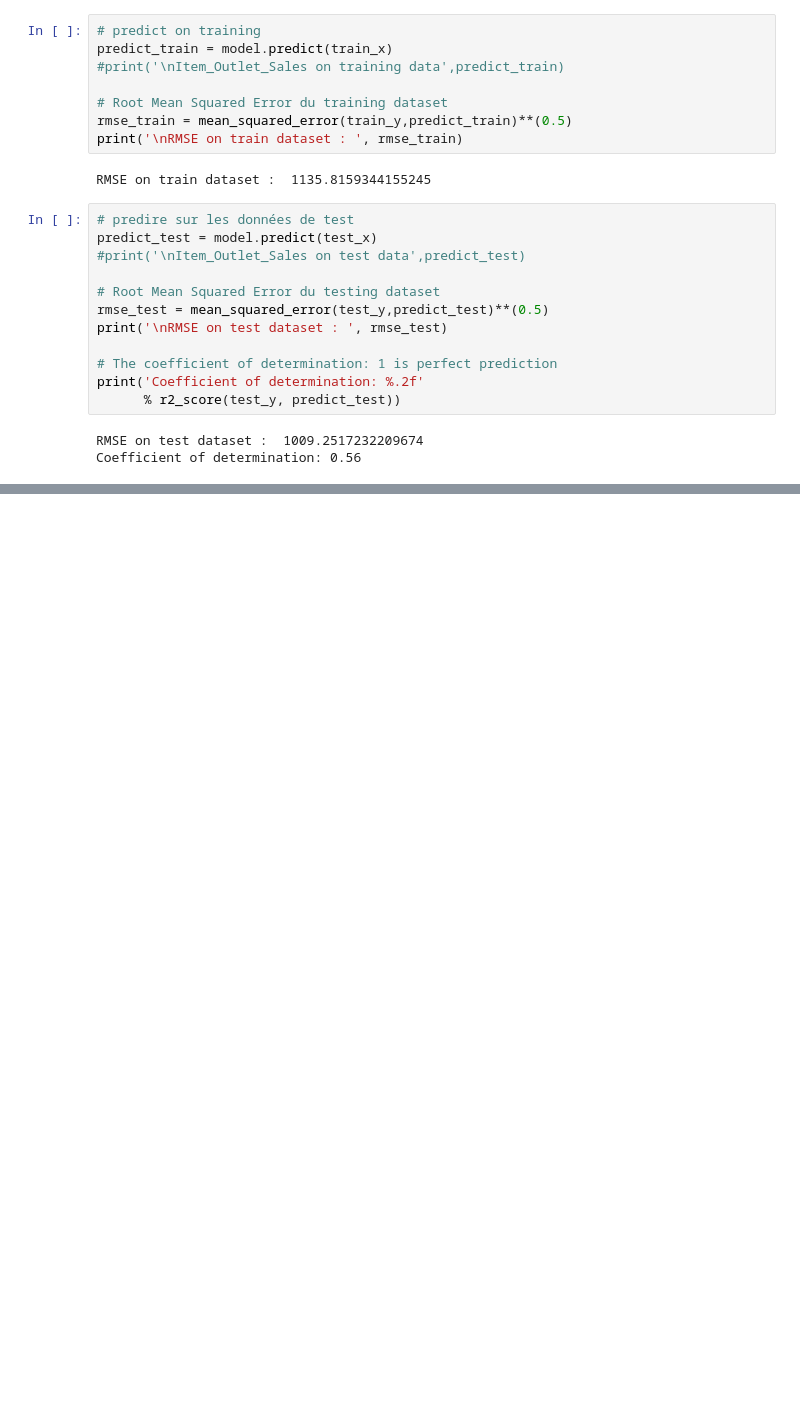
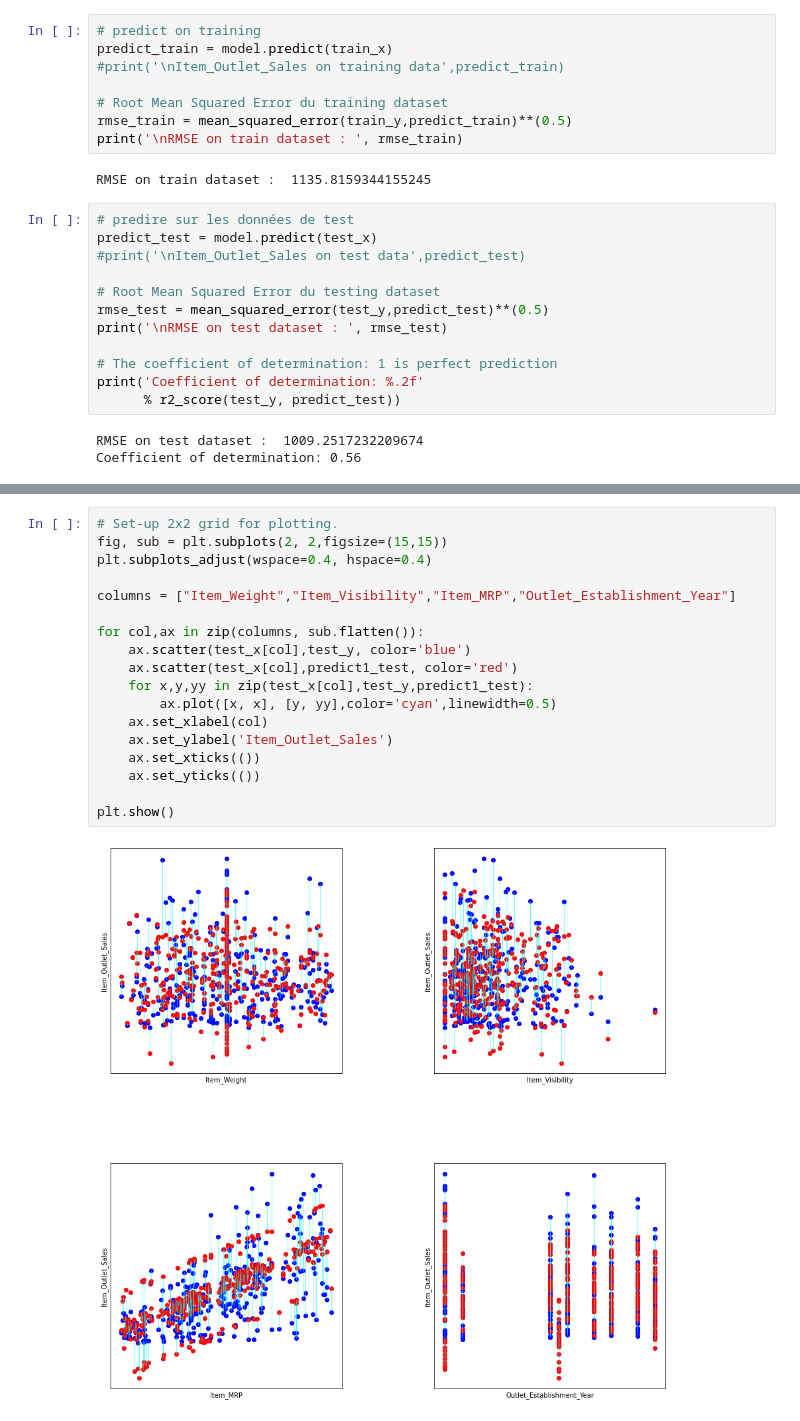
Before and after one commit to Mathonal/MyMLBasics, a Jupyter notebook: machine_learning/3_Linear_Regression-solution.ipynb, the cells around one changed output, grey strips where cells are left out. Drawn from its saved outputs; the diff is of its cells as text; blank space fills up the shorter version.

```diff
--- a/machine_learning/3_Linear_Regression-solution.ipynb
+++ b/machine_learning/3_Linear_Regression-solution.ipynb
@@ -135,0 +130,20 @@ plt.show()
+# %%
+# Set-up 2x2 grid for plotting.
+fig, sub = plt.subplots(2, 2,figsize=(15,15))
+plt.subplots_adjust(wspace=0.4, hspace=0.4)
+
+columns = ["Item_Weight","Item_Visibility","Item_MRP","Outlet_Establishment_Year"]
+
+for col,ax in zip(columns, sub.flatten()):
+    ax.scatter(test_x[col],test_y, color='blue')
+    ax.scatter(test_x[col],predict1_test, color='red')
+    for x,y,yy in zip(test_x[col],test_y,predict1_test):
+        ax.plot([x, x], [y, yy],color='cyan',linewidth=0.5)
+    ax.set_xlabel(col)
+    ax.set_ylabel('Item_Outlet_Sales')
+    ax.set_xticks(())
+    ax.set_yticks(())
+
+plt.show()
+# %% [output]
+[figure, added]
```
Also changed, not shown: parts of 3 cells of this notebook, 9 other files.
